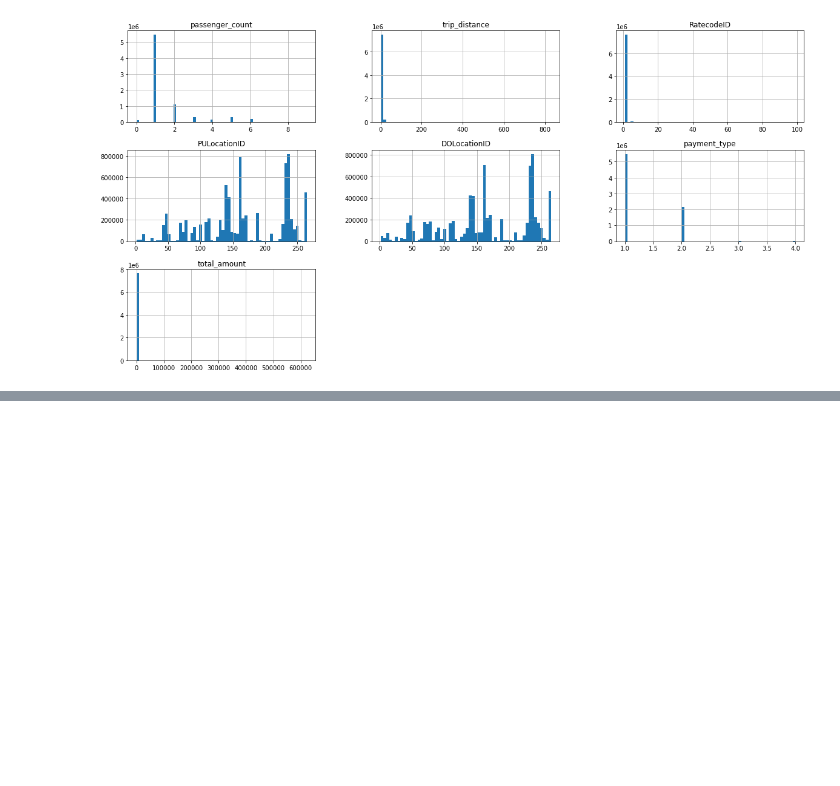
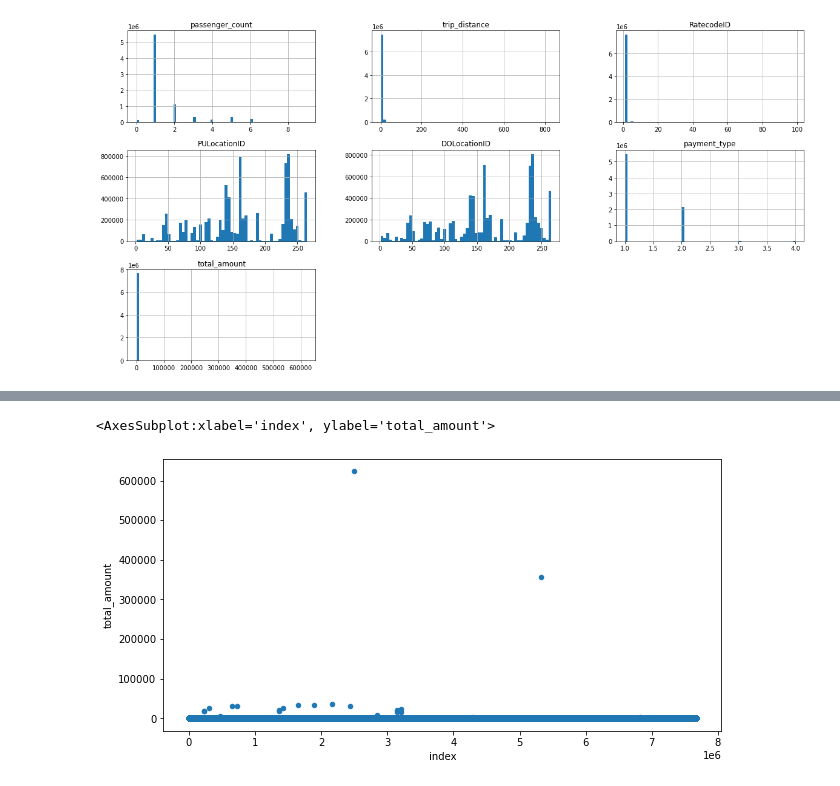
Before and after one commit to Mardi38/Taxi, a Jupyter notebook: Taxi Presentable nb July 2 22.ipynb, the cells around one changed output, grey strips where cells are left out. Cells and saved outputs as stored; diff of their text form; code cells hidden in the pictures; blank space fills up the shorter version.

```diff
--- a/Taxi Presentable nb July 2 22.ipynb
+++ b/Taxi Presentable nb July 2 22.ipynb
@@ -110,0 +143,6 @@ array([[<AxesSubplot:title={'center':'passenger_count'}>,
+# %%
+#wants to see what's wrong with total_amount ==> plots it
+taxi_data.reset_index().plot(kind='scatter', y='total_amount', x='index', figsize=(10,5))
+# %% [output]
+<AxesSubplot:xlabel='index', ylabel='total_amount'>
+[figure, added]
```
Also changed, not shown: parts of 14 cells of this notebook.
